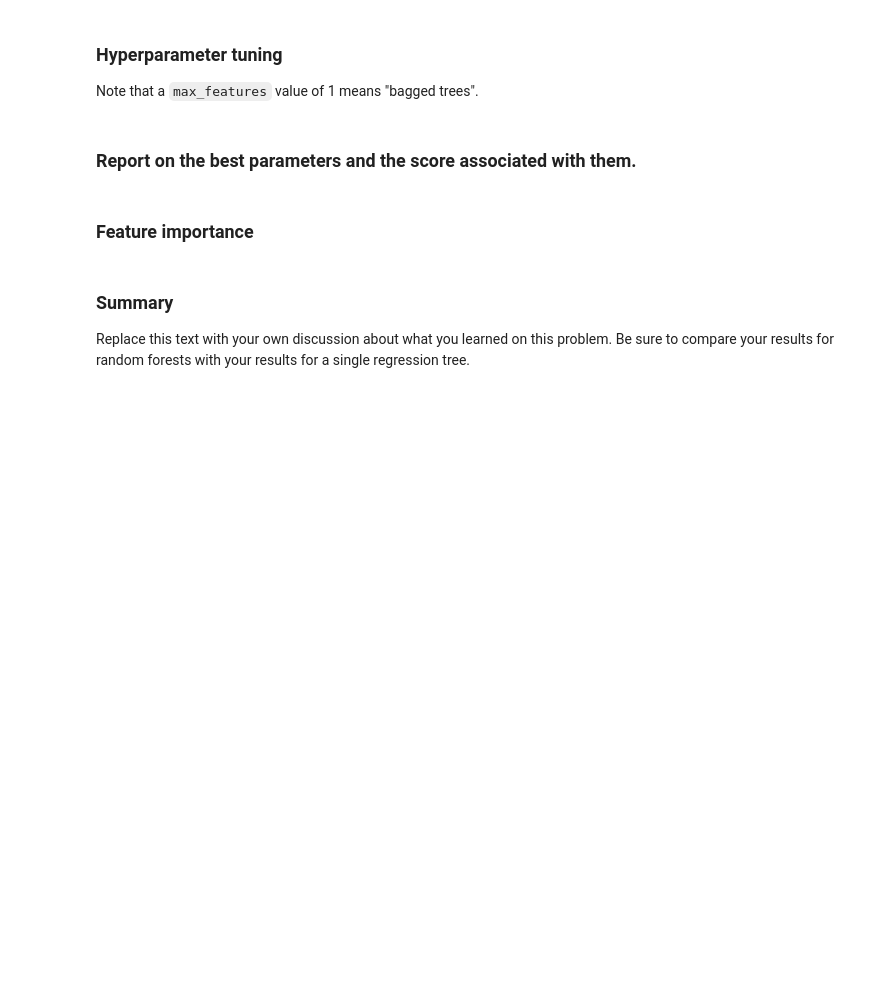
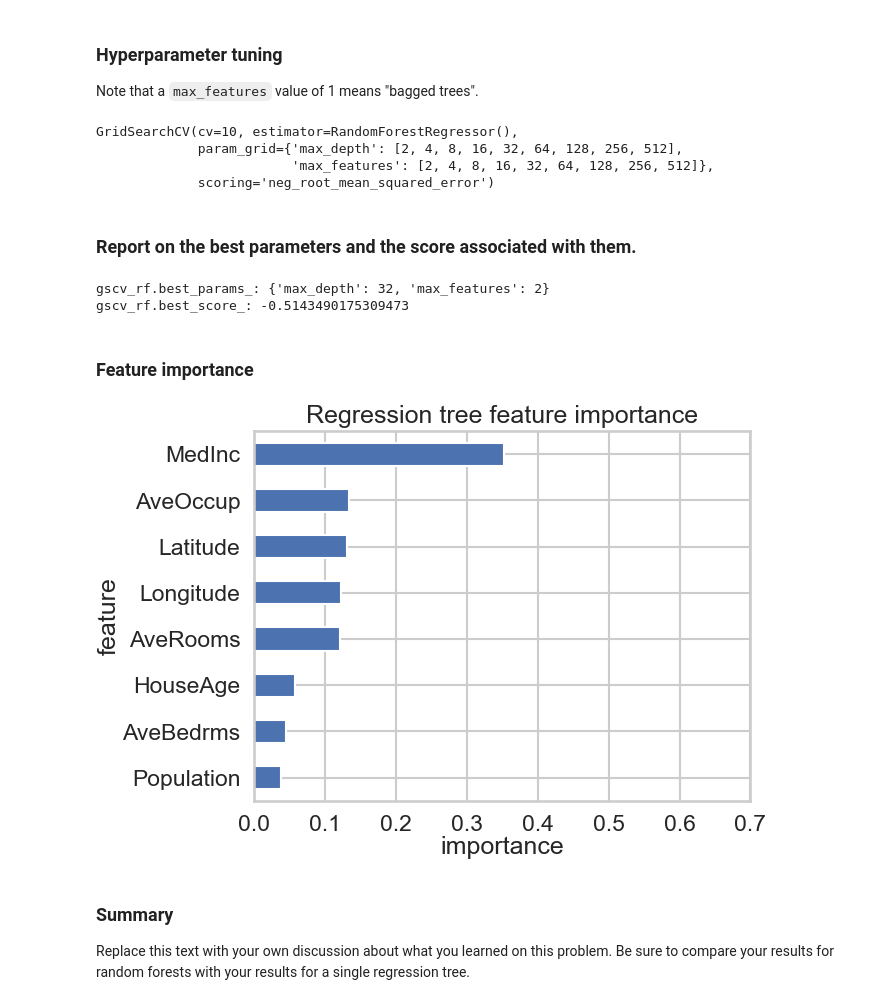
Before and after one commit to samogden/CST463-assignments, a Jupyter notebook: homework/hw01/ensemble.ipynb, the cells around one changed output. Drawn from its saved outputs; the diff is of its cells as text; code cells hidden in the pictures; blank space fills up the shorter version.

```diff
--- a/homework/hw01/ensemble.ipynb
+++ b/homework/hw01/ensemble.ipynb
@@ -165,19 +250,51 @@ Note that a `max_features` value of 1 means "bagged trees".
 # Hint: don't consider too many values in your param grid, because this can take a while to run.
 
 # YOUR CODE HERE
+gscv_rf = GridSearchCV(
+    RandomForestRegressor(),
+    param_grid={
+        "max_features" : [2**i for i in range(1, 10)],
+        "max_depth" : [2**i for i in range(1, 10)]
+    },
+    scoring="neg_root_mean_squared_error",
+    cv=10
+)
+
+gscv_rf.fit(X_train_s, y_train_s)
+# %% [output]
+GridSearchCV(cv=10, estimator=RandomForestRegressor(),
+             param_grid={'max_depth': [2, 4, 8, 16, 32, 64, 128, 256, 512],
+                         'max_features': [2, 4, 8, 16, 32, 64, 128, 256, 512]},
+             scoring='neg_root_mean_squared_error')
 # %% [markdown]
 ### Report on the best parameters and the score associated with them.
 # %%
 # Produce output similar to what you did for a single regression tree.
 
 # YOUR CODE HERE
+
+print(f"gscv_rf.best_params_: {gscv_rf.best_params_}")
+print(f"gscv_rf.best_score_: {gscv_rf.best_score_}")
+# %% [output]
+gscv_rf.best_params_: {'max_depth': 32, 'max_features': 2}
+gscv_rf.best_score_: -0.5143490175309473
 # %% [markdown]
 ### Feature importance
 # %%
 # RandomForestRegressor also supports the concept of feature importance.
 # Print a horizontal bar plot like you did for your single regression tree.
 
 # YOUR CODE HERE
+
+# YOUR CODE HERE
+importance = pd.Series(gscv_rf.best_estimator_.feature_importances_)
+importance.index = df.columns
+importance.sort_values().plot.barh(title='Regression tree feature importance')
+plt.xlim(0, 0.7)
+plt.xlabel('importance')
+plt.ylabel('feature');
+# %% [output]
+[figure, added]
 # %% [markdown]
 ### Summary
 
```
Also changed, not shown: parts of 10 cells of this notebook.
